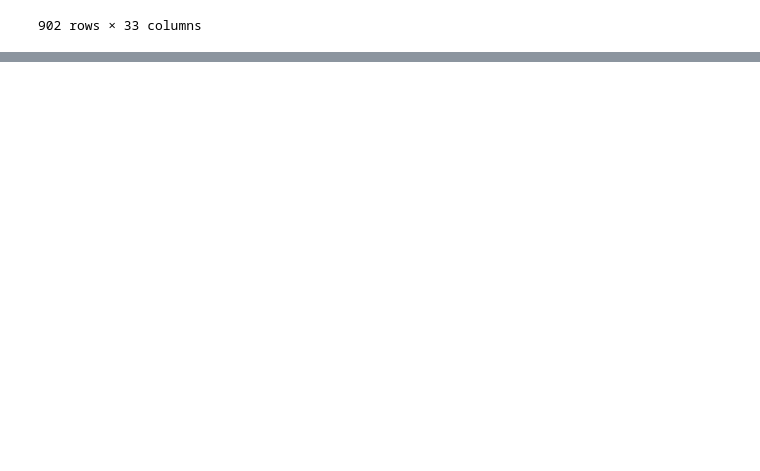
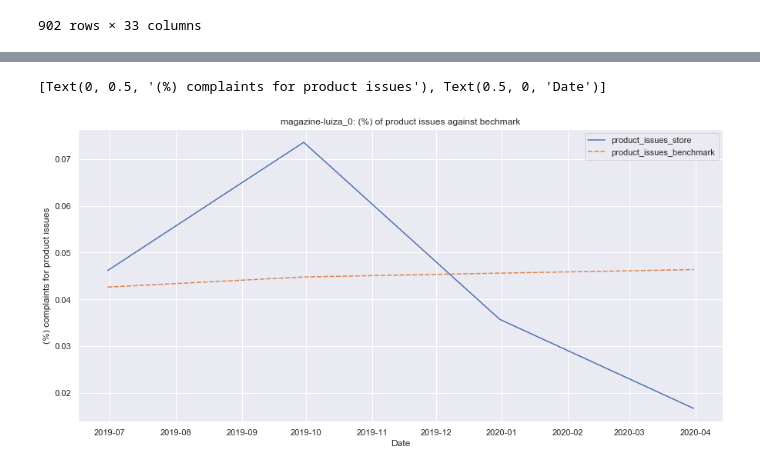
Before and after one commit to SPTime19/notebooks, a Jupyter notebook: EDA/PersistentProblems.ipynb, the cells around one changed output, grey strips where cells are left out. Saved outputs shown, nothing was run; the diff lists cells and outputs as text; code cells hidden in the pictures; blank space fills up the shorter version.

```diff
--- a/EDA/PersistentProblems.ipynb
+++ b/EDA/PersistentProblems.ipynb
@@ -395,0 +415,41 @@ stores_ranked_ts
+# %%
+import seaborn as sns
+
+# Example of metric comparison
+store_id = "magazine-luiza_0"
+store_class = store_class_map[store_id]
+metric = "product_issues"
+
+def get_store_bechmark_comparison(store_id: str, metric: str, stores_ts: "pd.DataFrame", benchmark_ts: "pd.DataFrame")-> pd.DataFrame:
+    """
+    Provides a dataframe with store_id x benchmark on a particular metric
+    """
+    # get benchmark class
+    store_class_map = stores_ts[["store_id", "store_type"]].drop_duplicates().set_index("store_id").to_dict()["store_type"]
+    store_class = store_class_map[store_id]
+
+    # Filter and agg with benchmark data
+    tmp_df = stores_ts.loc[(stores_ts.store_id == store_id)][["date_comment", metric]]
+    tmp_df = tmp_df.merge(benchmark_ts.loc[(benchmark_ts.store_type == store_class)][["date_comment", metric]],
+                          left_on="date_comment", right_on="date_comment", suffixes=('_store', '_benchmark'))
+    tmp_df.index = tmp_df.date_comment
+    tmp_df =tmp_df.drop("date_comment", axis=1)
+    return tmp_df
+
+def format_metric_display(metric):
+    """
+    Format metric name display
+    """
+    return " ".join(metric.split("_"))
+
+
+# Create figure
+tmp_df = get_store_bechmark_comparison(store_id, metric, stores_ranked_ts, benchmarks)
+fig, ax = plt.subplots(figsize=(15,7))
+sns.set(style="darkgrid")
+sns.lineplot(data=tmp_df, ax=ax)
+plt.title(f"{store_id}: (%) of {format_metric_display(metric)} against bechmark")
+ax.set(xlabel='Date', ylabel=f'(%) complaints for {format_metric_display(metric)}')
+# %% [output]
+[Text(0, 0.5, '(%) complaints for product issues'), Text(0.5, 0, 'Date')]
+[figure, added]
```
Also changed, not shown: parts of 1 cell of this notebook.
